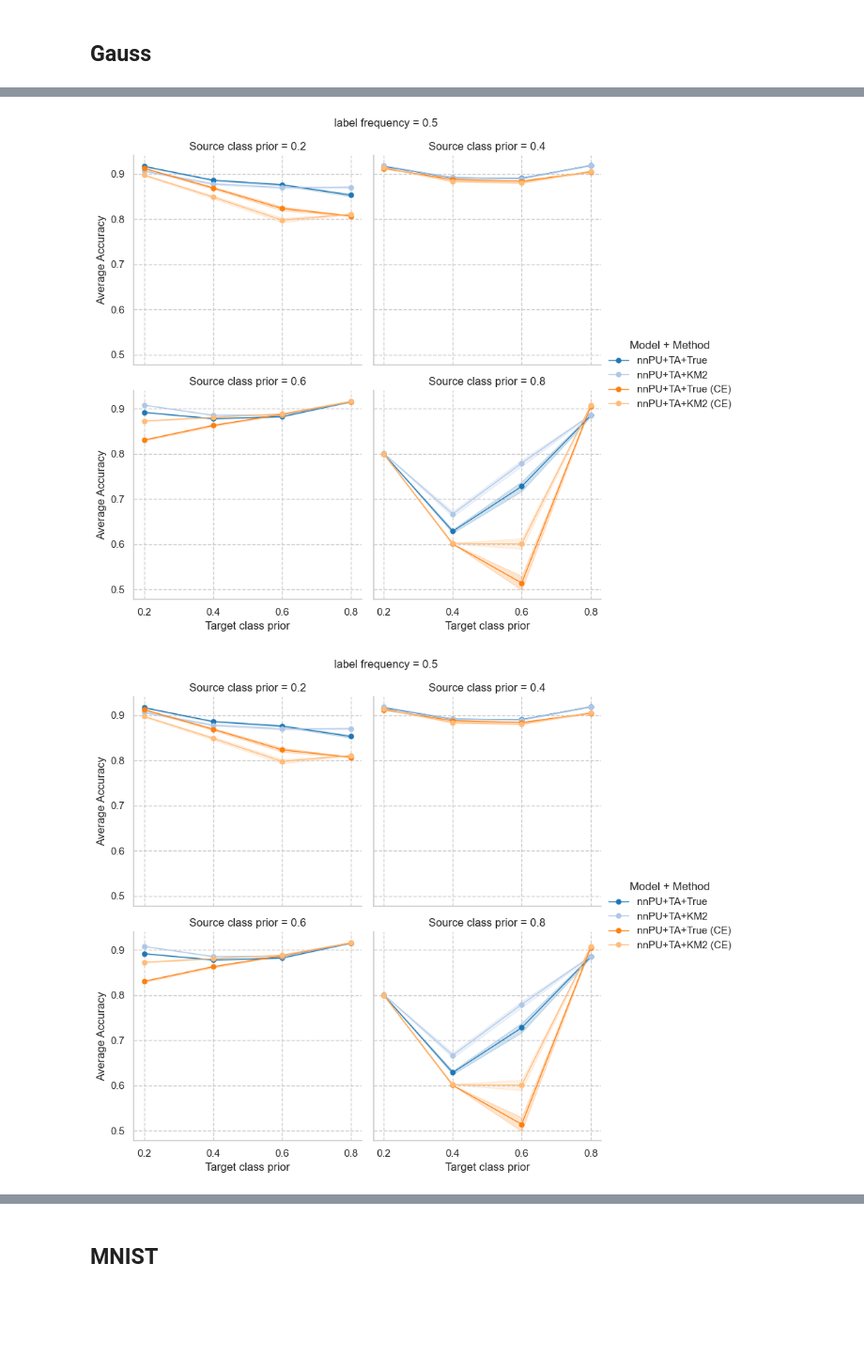
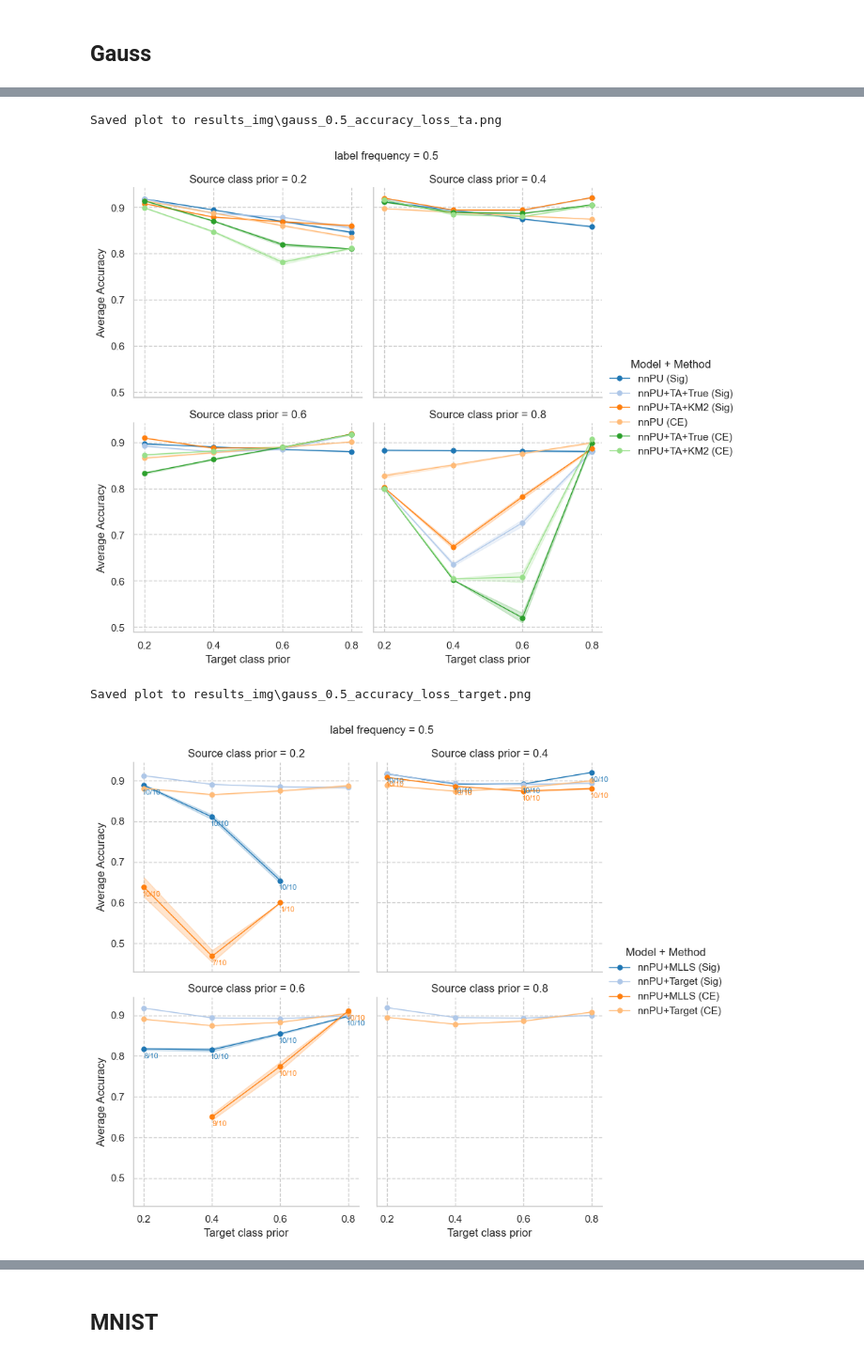
Before and after one commit to izabelatelejko/2026-PULS-Master, a Jupyter notebook: evaluation.ipynb, the cells around one changed output, grey strips where cells are left out. Shown at 94% size. Drawn from its saved outputs; the diff is of its cells as text; code cells hidden in the pictures; blank space fills up the shorter version.

Commit message:
update notebooks with results

```diff
--- a/evaluation.ipynb
+++ b/evaluation.ipynb
@@ -60,47 +64,49 @@ plot_metric(df_metric, 'Accuracy', pi_grid, label_frequency, verbose=True, show_
 # %%
 # Average Accuracy of different trained classifiers for Gaussian Dataset (n = n′ = 5000, K = 10)
 
-dataset_name = 'Gauss'
+dataset_name = 'GaussFixed'
 mean = 0.8
 n = 5000
 label_frequency = 0.5
 pi_grid = [0.2, 0.4, 0.6, 0.8]
-
-methods = ['nnPU+TA+True', 'nnPU+TA+KM2']
-# methods = ["nnPU", "nnPU+Target", "nnPU+TA+True", "nnPU+TA+KM2"]
+methods = ['nnPU', 'nnPU+TA+True', 'nnPU+TA+KM2']
 
 df_metric = evaluate_all_metrics(dataset_name, mean, n, label_frequency, pi_grid, pi_grid, convert_to_df=True, single_exp=False, nnpu_only=True)
 df_metric_ce = evaluate_all_metrics(dataset_name+'-CE', mean, n, label_frequency, pi_grid, pi_grid, convert_to_df=True, single_exp=False, nnpu_only=True)
 df_metric = df_metric[df_metric['method'].isin(methods)]
 df_metric_ce = df_metric_ce[df_metric_ce['method'].isin(methods)]
+df_metric["method"] = df_metric["method"] + " (Sig)"
 df_metric_ce["method"] = df_metric_ce["method"] + " (CE)"
 df_metric = pd.concat([df_metric, df_metric_ce], ignore_index=True)
 df_metric = df_metric[df_metric['metric'].isin(['accuracy'])]
 
-plot_metric(df_metric, 'Accuracy', pi_grid, label_frequency, verbose=True, show_se=True, K=5)
+plot_metric(df_metric, 'Accuracy', pi_grid, label_frequency, verbose=True, show_se=True, K=10, save=True, dataset_name='gauss', identifier='loss_ta')
 # %% [output]
+Saved plot to results_img\gauss_0.5_accuracy_loss_ta.png
-[figure, old version]
+[figure, new version]
 # %%
 # Average Accuracy of different trained classifiers for Gaussian Dataset (n = n′ = 5000, K = 10)
 
-dataset_name = 'Gauss'
+dataset_name = 'GaussFixed'
 mean = 0.8
 n = 5000
 label_frequency = 0.5
 pi_grid = [0.2, 0.4, 0.6, 0.8]
-
+methods = ['nnPU+MLLS', 'nnPU+Target']
 
 df_metric = evaluate_all_metrics(dataset_name, mean, n, label_frequency, pi_grid, pi_grid, convert_to_df=True, single_exp=False, nnpu_only=True)
 df_metric_ce = evaluate_all_metrics(dataset_name+'-CE', mean, n, label_frequency, pi_grid, pi_grid, convert_to_df=True, single_exp=False, nnpu_only=True)
-df_metric = df_metric[df_metric['method'].isin(['nnPU+TA+True', 'nnPU+TA+KM2'])]
-df_metric_ce = df_metric_ce[df_metric_ce['method'].isin(['nnPU+TA+True', 'nnPU+TA+KM2'])]
+df_metric = df_metric[df_metric['method'].isin(methods)]
+df_metric_ce = df_metric_ce[df_metric_ce['method'].isin(methods)]
+df_metric["method"] = df_metric["method"] + " (Sig)"
 df_metric_ce["method"] = df_metric_ce["method"] + " (CE)"
 df_metric = pd.concat([df_metric, df_metric_ce], ignore_index=True)
 df_metric = df_metric[df_metric['metric'].isin(['accuracy'])]
 
-plot_metric(df_metric, 'Accuracy', pi_grid, label_frequency, verbose=True, show_se=True, K=5)
+plot_metric(df_metric, 'Accuracy', pi_grid, label_frequency, verbose=True, show_se=True, K=10, save=True, dataset_name='gauss', identifier='loss_target')
 # %% [output]
+Saved plot to results_img\gauss_0.5_accuracy_loss_target.png
-[figure, old version]
+[figure, new version]
 # %%
 # Mean Absolute Error of test prior estimation for Gaussian Dataset (n = n′ = 5000, K = 10)
 
```
Also changed, not shown: parts of 10 cells of this notebook, 4 other files.
